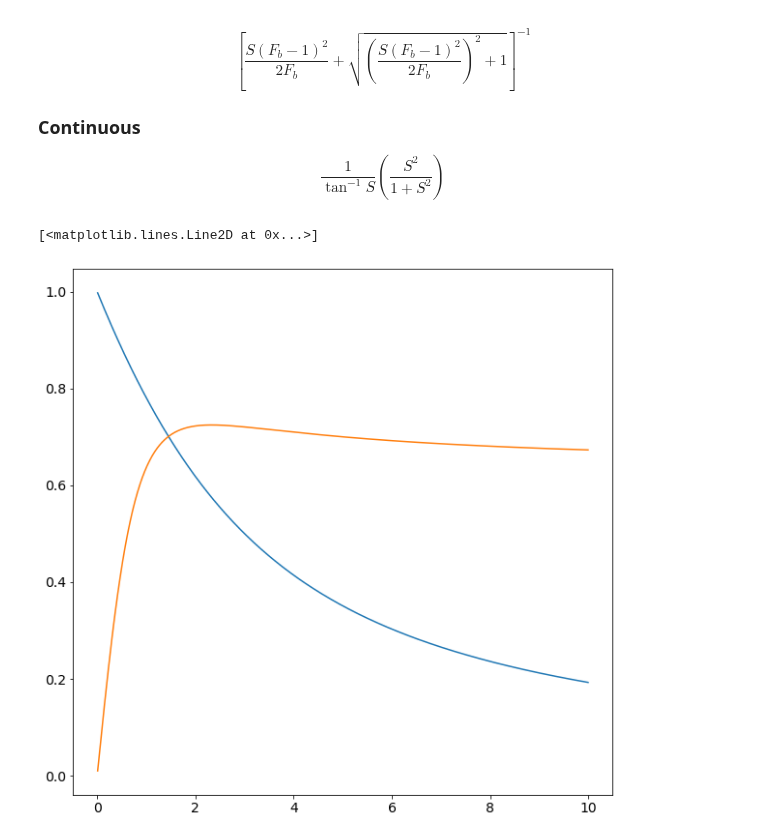
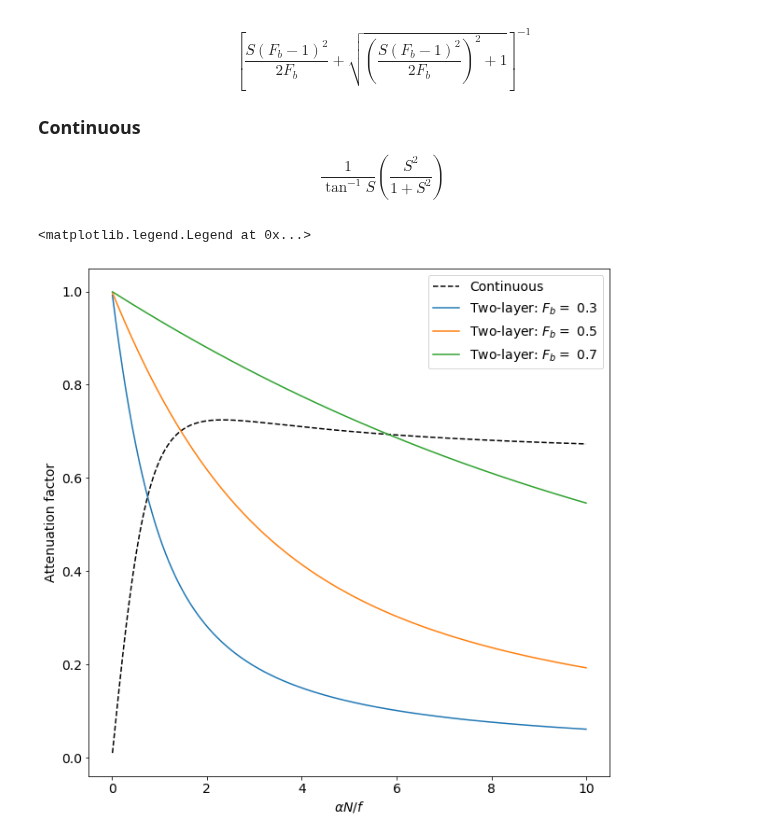
Before and after one commit to SalishSeaCast/analysis-ben, a Jupyter notebook: notebooks/SOG_upwelling_paperfigs/model_ramblings.ipynb, the cells around one changed output. Drawn from its saved outputs; the diff is of its cells as text; code cells hidden in the pictures.

Commit message:
Added plots to model_ramblings

```diff
--- a/notebooks/SOG_upwelling_paperfigs/model_ramblings.ipynb
+++ b/notebooks/SOG_upwelling_paperfigs/model_ramblings.ipynb
@@ -205,16 +205,15 @@ $$\frac{1}{\tan^{-1}S}\left(\frac{S^2}{1 + S^2}\right)$$
 # %%
 # Plot topographic dependence functions
 fig, ax = plt.subplots(figsize=(10, 10))
+ax.set_xlabel('$\\alpha N/f$')
+ax.set_ylabel('Attenuation factor')
 
 S = np.arange(0.01, 10, 0.01)
-F_b = 0.5
-
-beta = S * (F_b - 1)**2 / (2 * F_b)
-k_twolayer = 1 / (beta + np.sqrt(beta**2 + 1))
-k_continuous = S**2 / (1 + S**2) / np.arctan(S)
-
-ax.plot(S, k_twolayer)
-ax.plot(S, k_continuous)
+ax.plot(S, S**2 / (1 + S**2) / np.arctan(S), 'k--', label='Continuous')
+for F_b in [0.3, 0.5, 0.7]:
+    beta = S * (F_b - 1)**2 / (2 * F_b)
+    ax.plot(S, 1 / (beta + np.sqrt(beta**2 + 1)), label=f'Two-layer: $F_b = $ {F_b}')
+ax.legend()
 # %% [output]
-[<matplotlib.lines.Line2D at 0x...>]
+<matplotlib.legend.Legend at 0x...>
-[figure, old version]
+[figure, new version]
```
